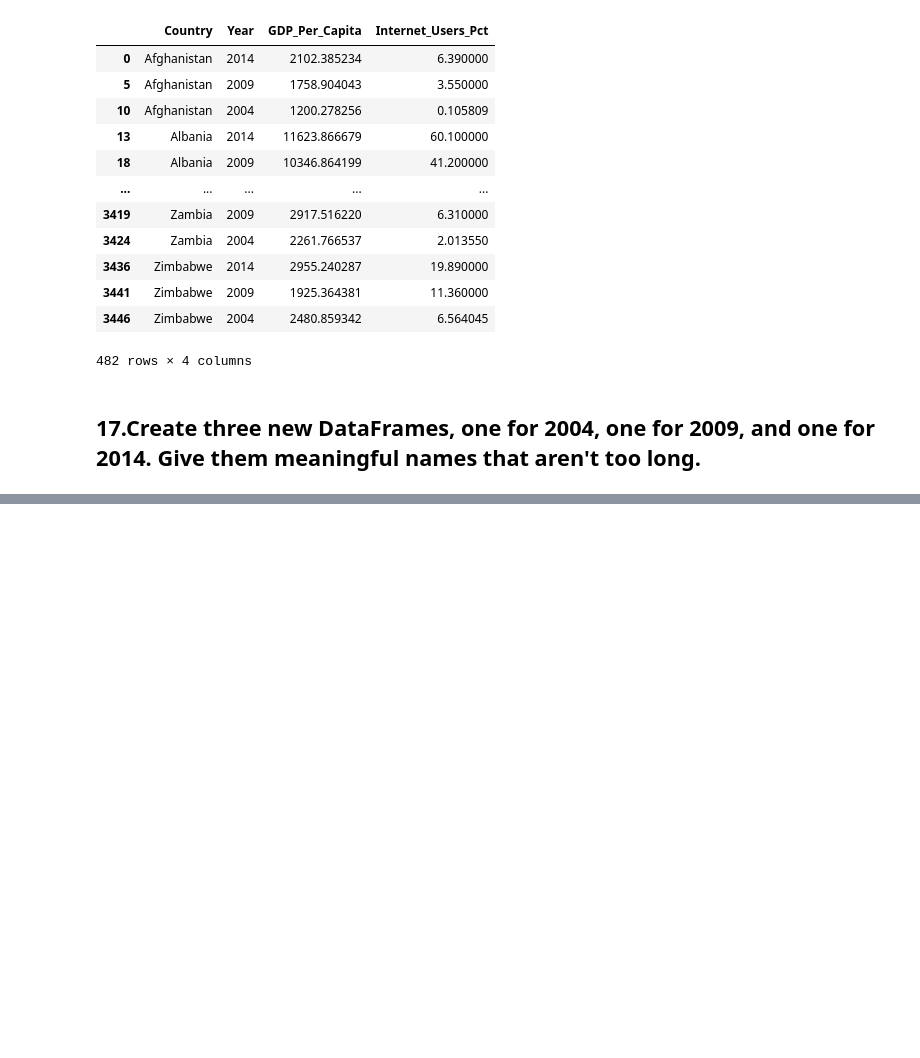
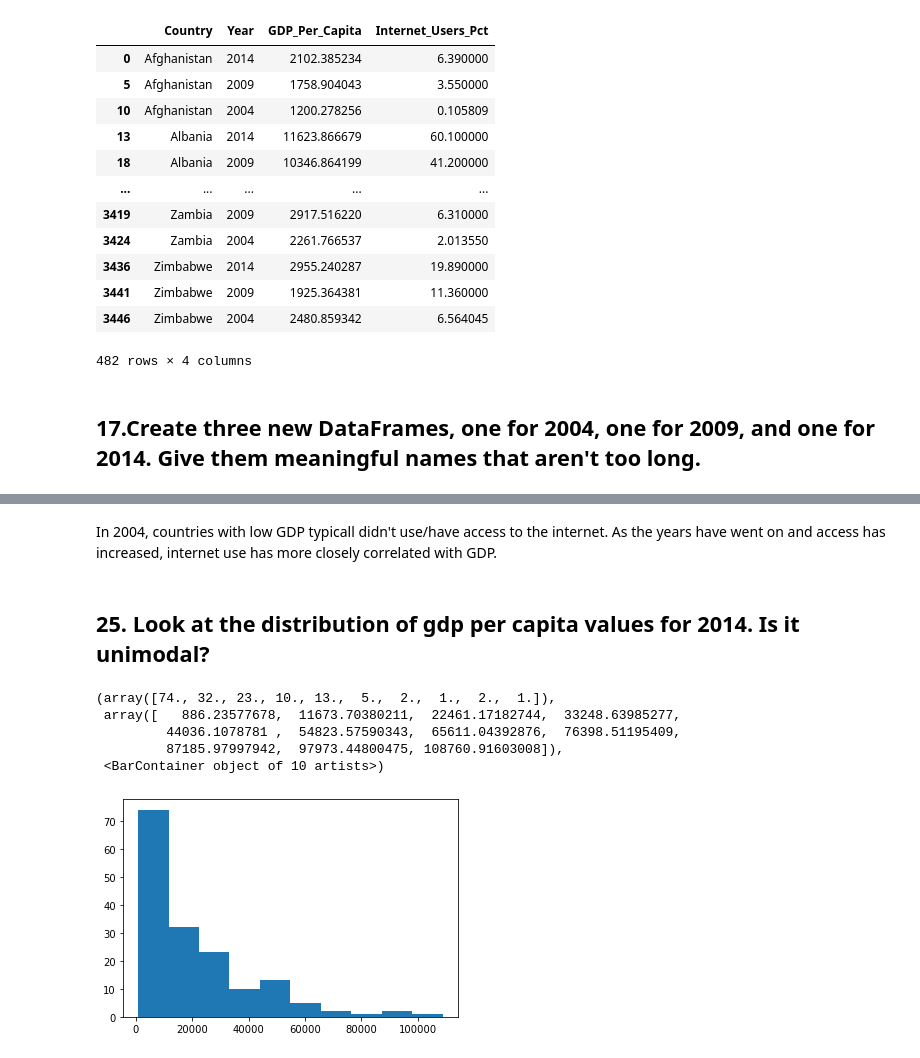
Before and after one commit to NSS-Data-Analytics-Cohort-7/gdp-and-internet-usage-kalmckin, a Jupyter notebook: Notebooks/gdp_and_internet_usage_kalmckin_notebook.ipynb, the cells around one changed output, grey strips where cells are left out. Drawn from its saved outputs; the diff is of its cells as text; code cells hidden in the pictures; blank space fills up the shorter version.

```diff
--- a/Notebooks/gdp_and_internet_usage_kalmckin_notebook.ipynb
+++ b/Notebooks/gdp_and_internet_usage_kalmckin_notebook.ipynb
@@ -201,0 +334,15 @@ display(gdp_and_internet_use)
+# %% [markdown]
+In 2004, countries with low GDP typicall didn't use/have access to the internet. As the years have went on and access has increased, internet use has more closely correlated with GDP.
+# %% [markdown]
+## 25. Look at the distribution of gdp per capita values for 2014. Is it unimodal?
+# %%
+x = combined_2014_df.GDP_Per_Capita
+
+plt.hist(x,10)
+# %% [output]
+(array([74., 32., 23., 10., 13.,  5.,  2.,  1.,  2.,  1.]),
+ array([   886.23577678,  11673.70380211,  22461.17182744,  33248.63985277,
+         44036.1078781 ,  54823.57590343,  65611.04392876,  76398.51195409,
+         87185.97997942,  97973.44800475, 108760.91603008]),
+ <BarContainer object of 10 artists>)
+[figure, added]
```
Also changed, not shown: parts of 32 cells of this notebook.
